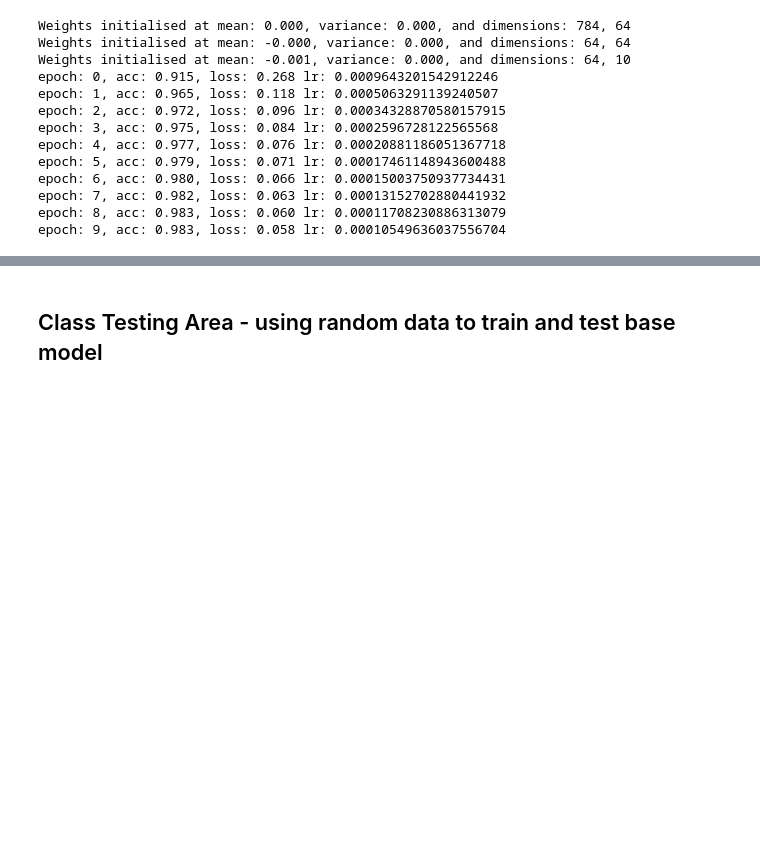
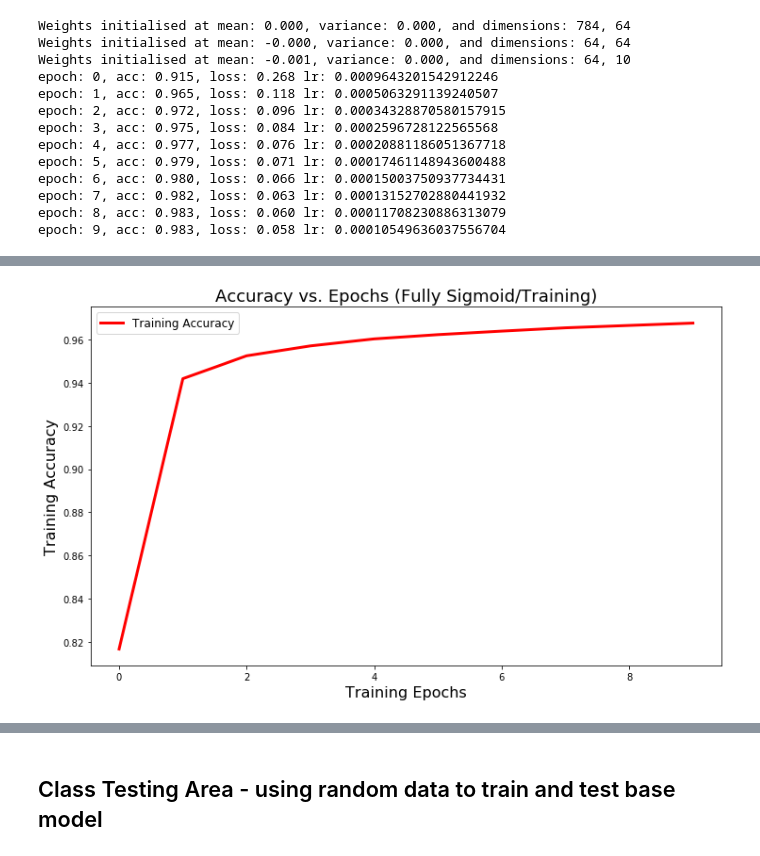
Before and after one commit to Assassinsarms/INM702_Coursework, a Jupyter notebook: T2Aaron_Mir_INM702_Task_2.ipynb, the cells around one changed output, grey strips where cells are left out. Cells and saved outputs as stored; diff of their text form; code cells hidden in the pictures; blank space fills up the shorter version.

```diff
--- a/T2Aaron_Mir_INM702_Task_2.ipynb
+++ b/T2Aaron_Mir_INM702_Task_2.ipynb
@@ -359,0 +506,10 @@ plt.show()
+# %%
+plt.figure(figsize=(12, 7))
+plt.plot(epoch_count, epoch_acc, 'r', linewidth=3.0, label='Training Accuracy')
+plt.title('Accuracy vs. Epochs (Fully Sigmoid/Training)', fontsize=18)
+plt.xlabel('Training Epochs', fontsize=16)
+plt.ylabel('Training Accuracy', fontsize=16)
+plt.legend(fontsize=12)
+plt.show()
+# %% [output]
+[figure, added]
```
Also changed, not shown: parts of 12 cells of this notebook, 2 other files.
